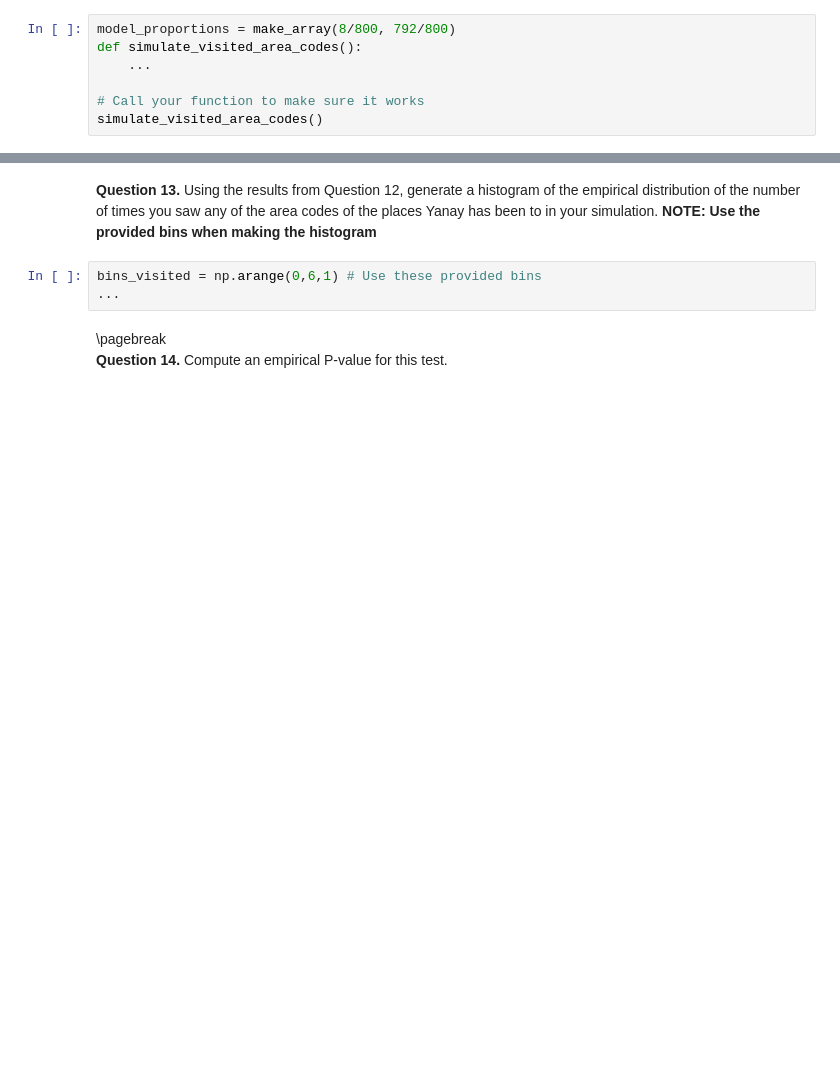
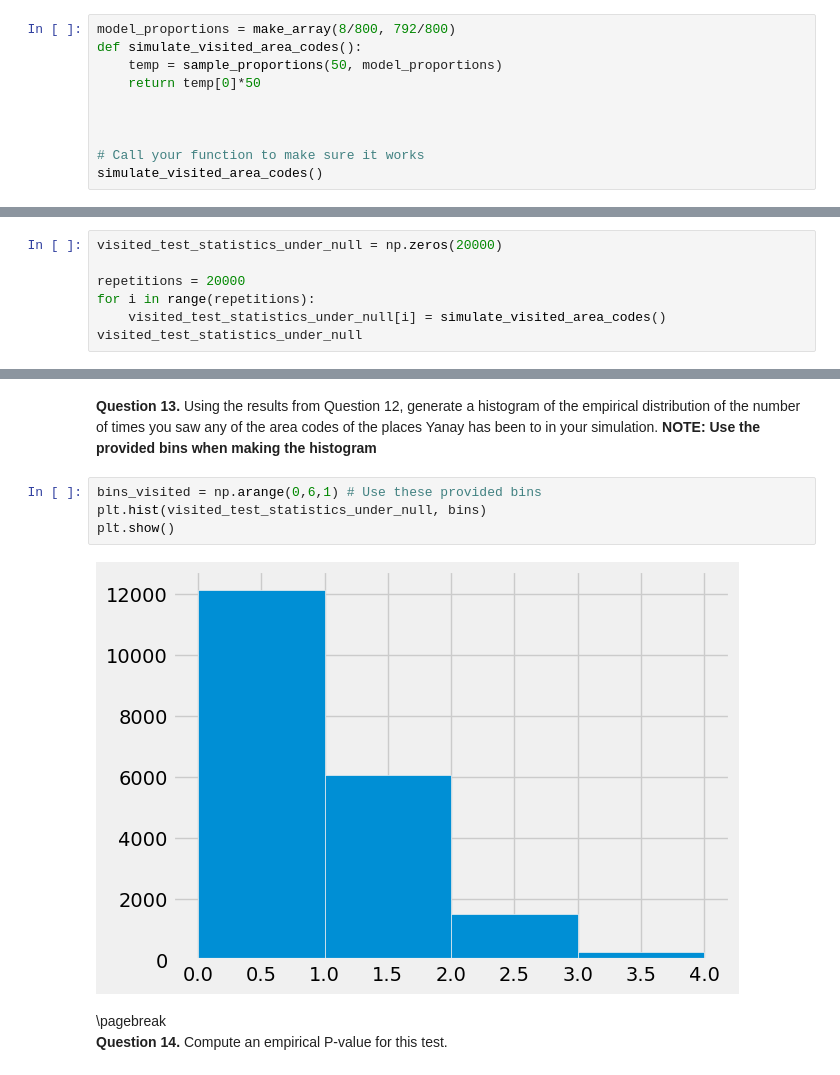
Before and after one commit to ucsb-ds/cmpsc5b-w24-students, a Jupyter notebook: hw/hw01/hw01.ipynb, the cells around one changed output, grey strips where cells are left out. Saved outputs shown, nothing was run; the diff lists cells and outputs as text; blank space fills up the shorter version.

```diff
--- a/hw/hw01/hw01.ipynb
+++ b/hw/hw01/hw01.ipynb
@@ -289,7 +286,10 @@ manual: false
 # %%
 model_proportions = make_array(8/800, 792/800)
 def simulate_visited_area_codes():
-    ...
+    temp = sample_proportions(50, model_proportions)
+    return temp[0]*50
+
+
 
 # Call your function to make sure it works
 simulate_visited_area_codes()
@@ -313,0 +312,7 @@ visited_test_statistics_under_null
+# %%
+visited_test_statistics_under_null = np.zeros(20000)
+
+repetitions = 20000
+for i in range(repetitions):
+    visited_test_statistics_under_null[i] = simulate_visited_area_codes()
+visited_test_statistics_under_null
@@ -325,7 +334,10 @@ manual: true
 -->
 # %%
 bins_visited = np.arange(0,6,1) # Use these provided bins
-...
+plt.hist(visited_test_statistics_under_null, bins)
+plt.show()
+# %% [output]
+[figure, added]
 # %% [markdown]
 <!-- END QUESTION -->
 
```
Also changed, not shown: parts of 53 cells of this notebook.
